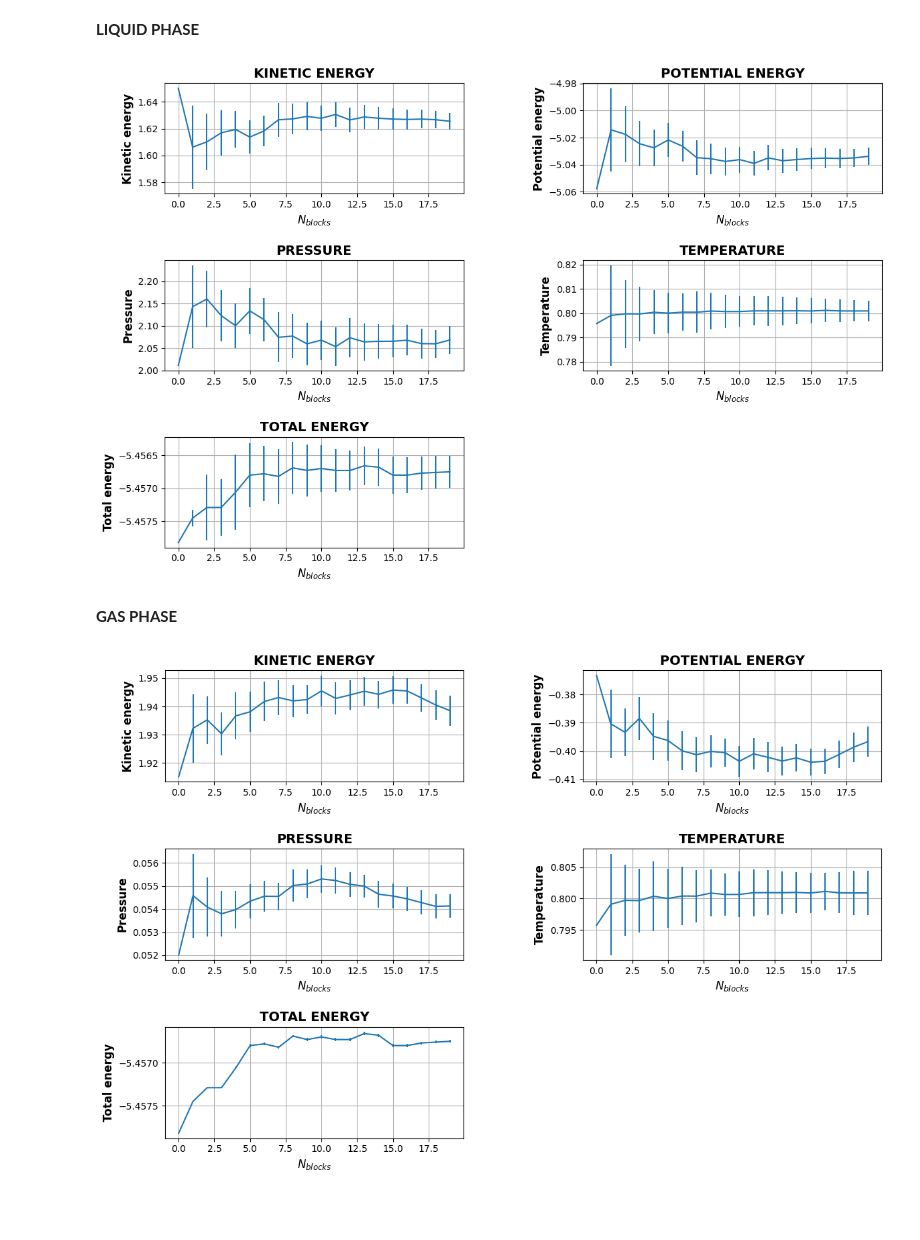
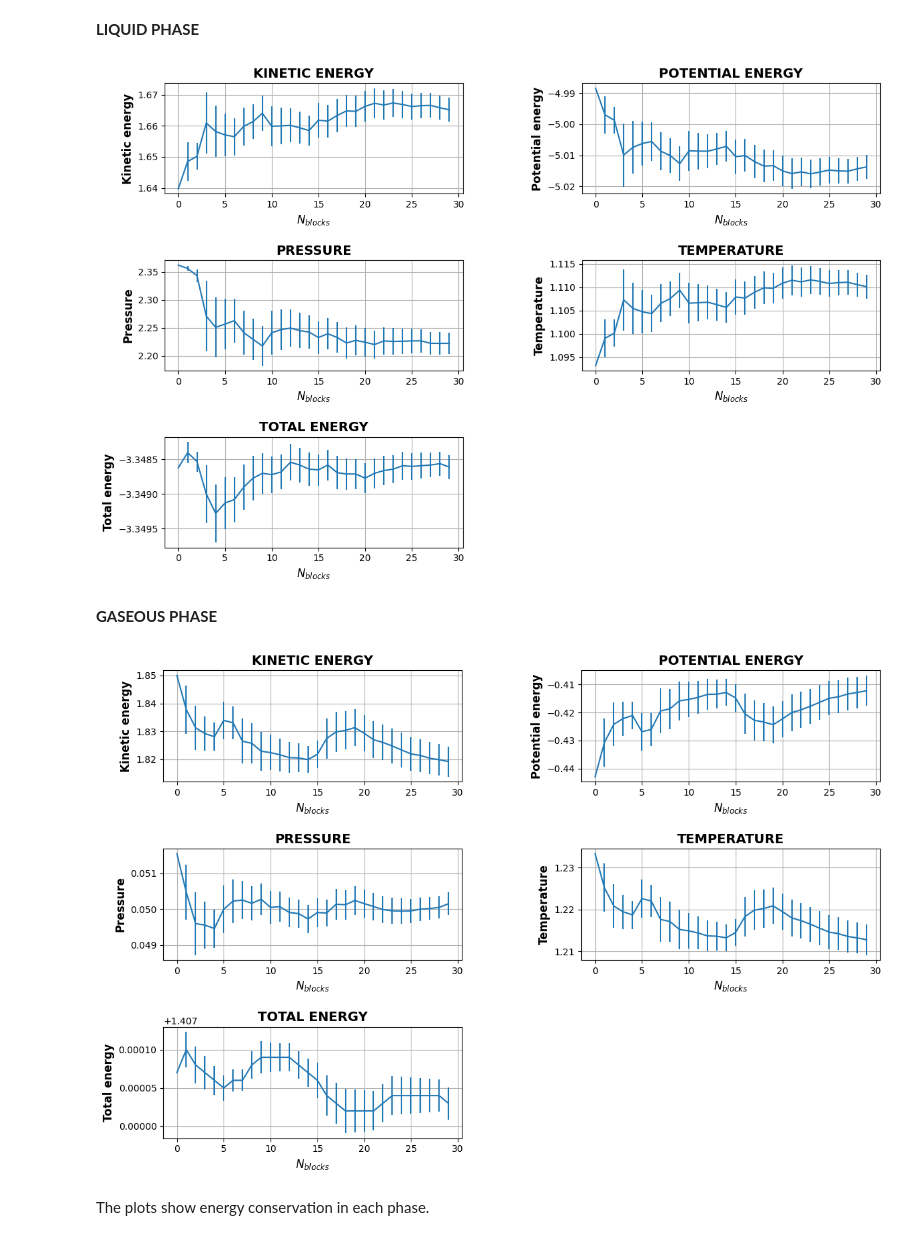
Before and after one commit to francescogrienti/NumericalSimulationLaboratory, a Jupyter notebook: LSN_lecture_04/notebook_4.ipynb, the cells around one changed output. Saved outputs shown, nothing was run; the diff lists cells and outputs as text; code cells hidden in the pictures; blank space fills up the shorter version.

```diff
--- a/LSN_lecture_04/notebook_4.ipynb
+++ b/LSN_lecture_04/notebook_4.ipynb
@@ -29,10 +42,11 @@ import numpy as np
 import math
 import scipy
 
-M = 40000 #Number of throws
-N = 20 #Number of blocks
+M_eq = 40000
+M = 60000 #Number of throws
+N = 30 #Number of blocks
 L = (int)(M/N) #Number of throws per block
-x_eq = np.arange(M)
+x_eq = np.arange(M_eq)
 x = np.arange(N)
 
 Teq = [1.2, 1.1, 0.8]
@@ -44,10 +58,10 @@ eq_gas = np.loadtxt("/home/francesco/NumericalSimulationLaboratory/LSN_lecture_0
 plt.figure(figsize=(12,6))
 plt.plot(x_eq, eq_solid, label="Solid", color="blue")
 plt.plot(x_eq, eq_liquid, label="Liquid", color="darkblue")
-plt.plot(x_eq, eq_gas, label="Gas", color="g")
+plt.plot(x_eq, eq_gas, label="Gas", color="orange")
 plt.axhline(y = Teq[2] , color = 'r', linestyle = '-', label="S_target_T")
 plt.axhline(y = Teq[1], color = 'g', linestyle = '-', label="L_target_T")
-plt.axhline(y = Teq[0], color = 'b', linestyle = '-', label="G_target_T")
+plt.axhline(y = Teq[0], color = 'purple', linestyle = '-', label="G_target_T")
 plt.xlabel('$N_{steps}$', fontsize=15)
 plt.ylabel("Temperature", fontsize=15)
 plt.title("Equilibration phase", fontsize=15)
@@ -150,7 +166,7 @@ ax_3.set_title("PRESSURE", fontsize=14, fontweight='bold')
 
 # Quarto sottografico: Temperature
 ax_4 = fig.add_subplot(3, 2, 4)
-ax_4.errorbar(x, temp_m, yerr=temp_var)
+ax_4.errorbar(x, temp_mean, yerr=temp_var)
 ax_4.set_xlabel('$N_{blocks}$', fontsize=12, fontweight='bold')
 ax_4.set_ylabel('Temperature', fontsize=12, fontweight='bold')
 ax_4.grid(True)
@@ -158,7 +174,7 @@ ax_4.set_title("TEMPERATURE", fontsize=14, fontweight='bold')
 
 # Quinto sottografico: Total Energy
 ax_5 = fig.add_subplot(3, 2, 5)
-ax_5.errorbar(x, te_m, yerr=te_var)
+ax_5.errorbar(x, te_mean, yerr=te_var)
 ax_5.set_xlabel('$N_{blocks}$', fontsize=12, fontweight='bold')
 ax_5.set_ylabel('Total energy', fontsize=12, fontweight='bold')
 ax_5.grid(True)
@@ -171,9 +187,9 @@ plt.subplots_adjust(hspace=0.6, wspace=0.4)  # hspace per la spaziatura vertical
 # Mostra il grafico
 plt.show()
 # %% [output]
-[figure, old version]
+[figure, new version]
 # %% [markdown]
-**GAS PHASE**
+**GASEOUS PHASE**
 # %%
 ke_m, ke_var = np.loadtxt("/home/francesco/NumericalSimulationLaboratory/LSN_lecture_04/exercise_4_02/NSL_SIMULATOR/OUTPUT/OUTPUT_GAS/kinetic_energy.dat", unpack=True, usecols=(2,3))
 pe_m, pe_var = np.loadtxt("/home/francesco/NumericalSimulationLaboratory/LSN_lecture_04/exercise_4_02/NSL_SIMULATOR/OUTPUT/OUTPUT_GAS/potential_energy.dat",unpack=True, usecols=(2,3))
@@ -200,33 +216,35 @@ ax_2.set_title("POTENTIAL ENERGY", fontsize=14, fontweight='bold')
 
 # Terzo sottografico: Pressure
 ax_3 = fig.add_subplot(3, 2, 3)
 ax_3.errorbar(x, pr_m, yerr=pr_var)
 ax_3.set_xlabel('$N_{blocks}$', fontsize=12, fontweight='bold')
 ax_3.set_ylabel('Pressure', fontsize=12, fontweight='bold')
 ax_3.grid(True)
 ax_3.set_title("PRESSURE", fontsize=14, fontweight='bold')
 
 # Quarto sottografico: Temperature
 ax_4 = fig.add_subplot(3, 2, 4)
-ax_4.errorbar(x, temp_m, yerr=temp_var)
+ax_4.errorbar(x, temp_mean, yerr=temp_var)
 ax_4.set_xlabel('$N_{blocks}$', fontsize=12, fontweight='bold')
 ax_4.set_ylabel('Temperature', fontsize=12, fontweight='bold')
 ax_4.grid(True)
 ax_4.set_title("TEMPERATURE", fontsize=14, fontweight='bold')
 
 # Quinto sottografico: Total Energy
 ax_5 = fig.add_subplot(3, 2, 5)
-ax_5.errorbar(x, te_m, yerr=te_var)
+ax_5.errorbar(x, te_mean, yerr=te_var)
 ax_5.set_xlabel('$N_{blocks}$', fontsize=12, fontweight='bold')
 ax_5.set_ylabel('Total energy', fontsize=12, fontweight='bold')
 ax_5.grid(True)
 ax_5.set_title("TOTAL ENERGY", fontsize=14, fontweight='bold')
 
 # Aggiustamento del layout con spaziatura
 plt.tight_layout()
 plt.subplots_adjust(hspace=0.6, wspace=0.4)  # hspace per la spaziatura verticale, wspace per quella orizzontale
 
 # Mostra il grafico
 plt.show()
 # %% [output]
-[figure, old version]
+[figure, new version]
+# %% [markdown]
+The plots show energy conservation in each phase.
```
Also changed, not shown: parts of 6 cells of this notebook, 39 other files.
